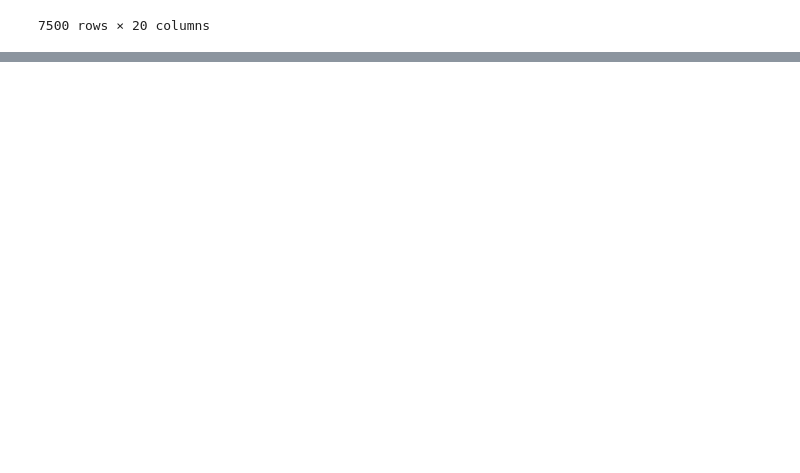
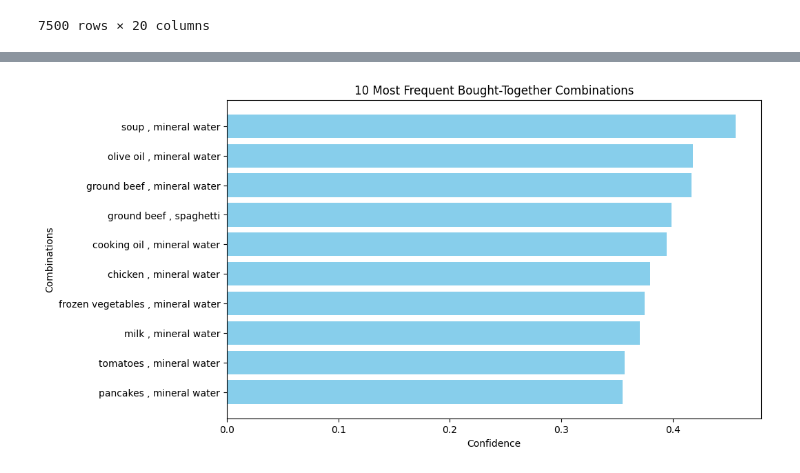
Before and after one commit to rahul-727/ML, a Jupyter notebook: Lab3.ipynb, the cells around one changed output, grey strips where cells are left out. Drawn from its saved outputs; the diff is of its cells as text; code cells hidden in the pictures; blank space fills up the shorter version.

```diff
--- a/Lab3.ipynb
+++ b/Lab3.ipynb
@@ -109,0 +189,7 @@ See the caveats in the documentation: https://pandas.pydata.org/pandas-docs/stab
+# %%
+basket=pd.DataFrame(binary_matrix)
+# %%
+from mlxtend.frequent_patterns import apriori
+from mlxtend.frequent_patterns import association_rules
+frequent_itemset = apriori(basket,min_support=0.02,use_colnames=True)
+rules = association_rules(frequent_itemset,metric='lift',min_threshold=1)
@@ -109,0 +245,4 @@ See the caveats in the documentation: https://pandas.pydata.org/pandas-docs/stab
+# %%
+best_choice = rules.sort_values(by=['confidence', 'lift'], ascending=[False, False])
+print('Best choice to buy items together')
+print(best_choice[['antecedents', 'consequents', 'confidence','lift']])
@@ -109,0 +265,19 @@ See the caveats in the documentation: https://pandas.pydata.org/pandas-docs/stab
+# %%
+top10=best_choice.nlargest(10,'confidence')
+# %%
+antecedents = top10['antecedents'].apply(lambda x: ', '.join(list(x)))
+consequents = top10['consequents'].apply(lambda x: ', '.join(list(x)))
+
+
+bar_labels = antecedents + ' , ' + consequents
+
+
+plt.figure(figsize=(10, 6))
+plt.barh(bar_labels, top10['confidence'], color='skyblue')
+plt.xlabel('Confidence')
+plt.ylabel('Combinations')
+plt.title('10 Most Frequent Bought-Together Combinations')
+plt.gca().invert_yaxis()
+plt.show()
+# %% [output]
+[figure, added]
```
Also changed, not shown: parts of 28 cells of this notebook.
